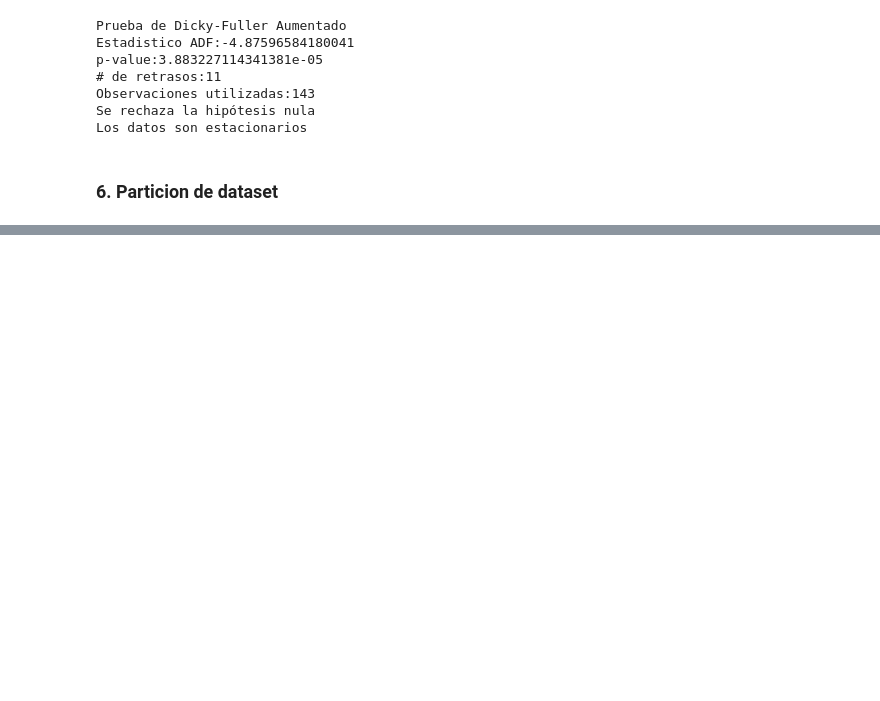
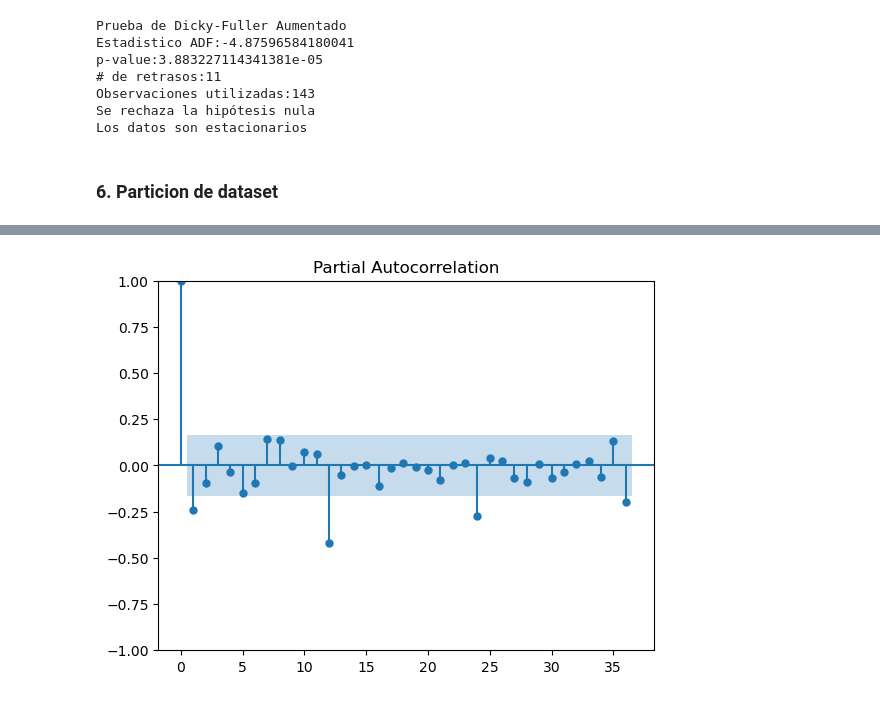
Before and after one commit to dparedes616/Series-de-Tiempo, a Jupyter notebook: Proyectos/Hacienda_el_Jobo.ipynb, the cells around one changed output, grey strips where cells are left out. Saved outputs shown, nothing was run; the diff lists cells and outputs as text; code cells hidden in the pictures; blank space fills up the shorter version.

```diff
--- a/Proyectos/Hacienda_el_Jobo.ipynb
+++ b/Proyectos/Hacienda_el_Jobo.ipynb
@@ -336,0 +361,4 @@ df_tes
+# %%
+grafico_PACF = plot_pacf(df_train["Primera diferencia con estacionalidad"].dropna(), lags=36)
+# %% [output]
+[figure, added]
```
Also changed, not shown: parts of 34 cells of this notebook.
